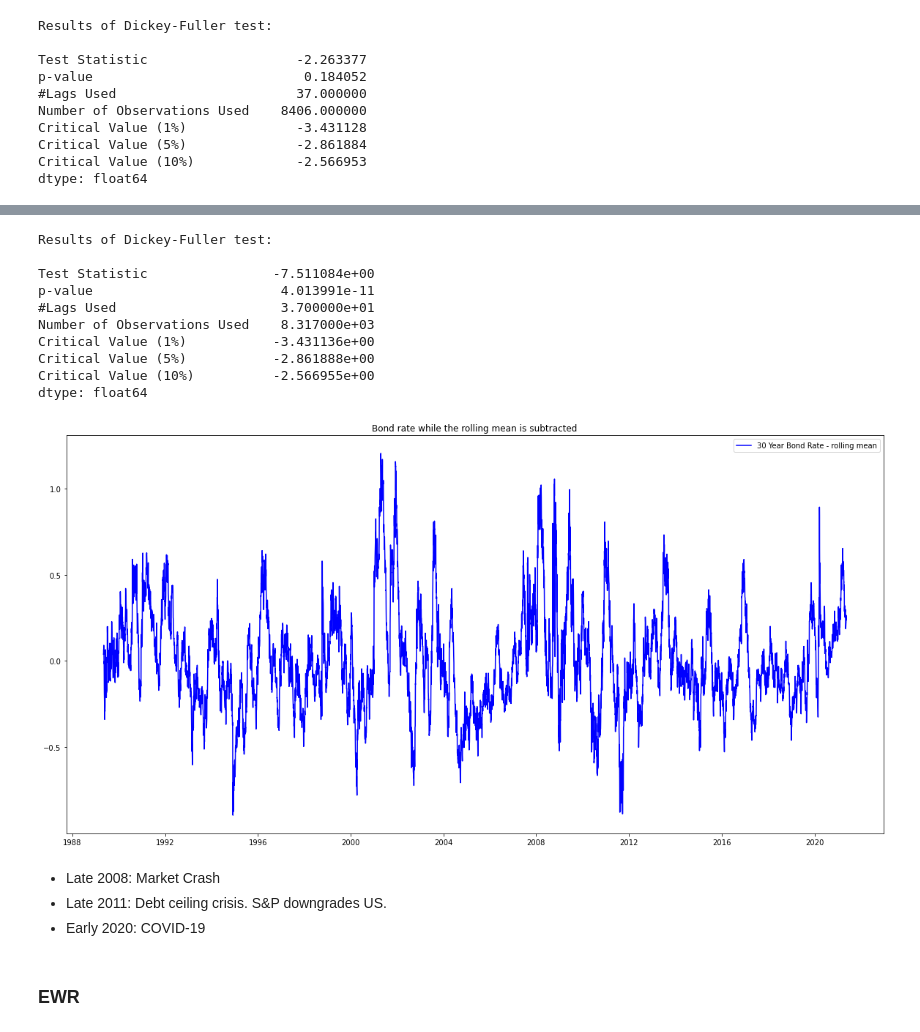
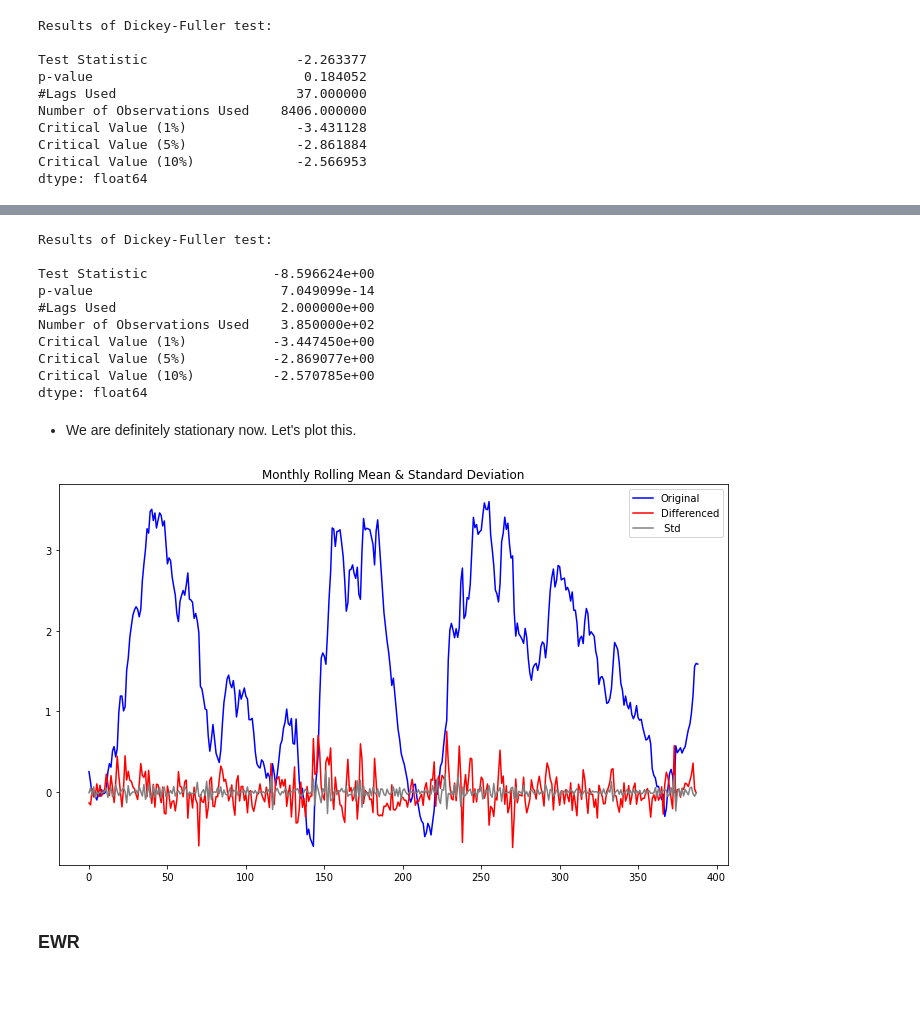
Before and after one commit to saifword/stlt_int_forecast, a Jupyter notebook: treasury_forecast.ipynb, the cells around one changed output, grey strips where cells are left out. Cells and saved outputs as stored; diff of their text form; code cells hidden in the pictures; blank space fills up the shorter version.

```diff
--- a/treasury_forecast.ipynb
+++ b/treasury_forecast.ipynb
@@ -258,2 +270,6 @@ dtype: float64
+# %%
+ys_md = np.diff(ys_month)
+ys_std = np.diff(ys_std)
+ys_orig = np.array(ys_month)
 # %%
 # %% [output]
@@ -293,5 +309,5 @@ Name: ys, Length: 8355, dtype: float64
 # %%
-dftest = adfuller(minus_rm)
+dftest = adfuller(ys_md)
 
 # Extract and display test results in a user friendly manner
 dfoutput = pd.Series(dftest[0:4], index=['Test Statistic', 'p-value', '#Lags Used', 'Number of Observations Used'])
@@ -304,25 +320,26 @@ print(dfoutput)
 # %% [output]
 Results of Dickey-Fuller test:
 
-Test Statistic                -7.511084e+00
-p-value                        4.013991e-11
-#Lags Used                     3.700000e+01
-Number of Observations Used    8.317000e+03
-Critical Value (1%)           -3.431136e+00
-Critical Value (5%)           -2.861888e+00
-Critical Value (10%)          -2.566955e+00
+Test Statistic                -8.596624e+00
+p-value                        7.049099e-14
+#Lags Used                     2.000000e+00
+Number of Observations Used    3.850000e+02
+Critical Value (1%)           -3.447450e+00
+Critical Value (5%)           -2.869077e+00
+Critical Value (10%)          -2.570785e+00
 dtype: float64
-# %%
-plt.plot(minus_rm, color='blue',label='30 Year Bond Rate - rolling mean')
-plt.legend(loc='best')
-plt.title('Bond rate while the rolling mean is subtracted')
-plt.show(block=False)
-# %% [output]
-[figure, removed]
-# %% [markdown]
-* Late 2008: Market Crash
-* Late 2011: Debt ceiling crisis.  S&P downgrades US.
-* Early 2020: COVID-19
+# %% [markdown]
+* We are definitely stationary now.  Let's plot this.
+# %%
+fig = plt.figure(figsize=(12,7))
+plt.plot(ys_orig, color='blue', label='Original')
+plt.plot(ys_md, color='red', label='Differenced')
+plt.plot(ys_std, color='grey', label = ' Std')
+plt.legend(loc='best')
+plt.title('Monthly Rolling Mean & Standard Deviation')
+plt.show(block=False)
+# %% [output]
+[figure, added]
 # %% [markdown]
 ### EWR
 # %%
```
Also changed, not shown: parts of 73 cells of this notebook.
